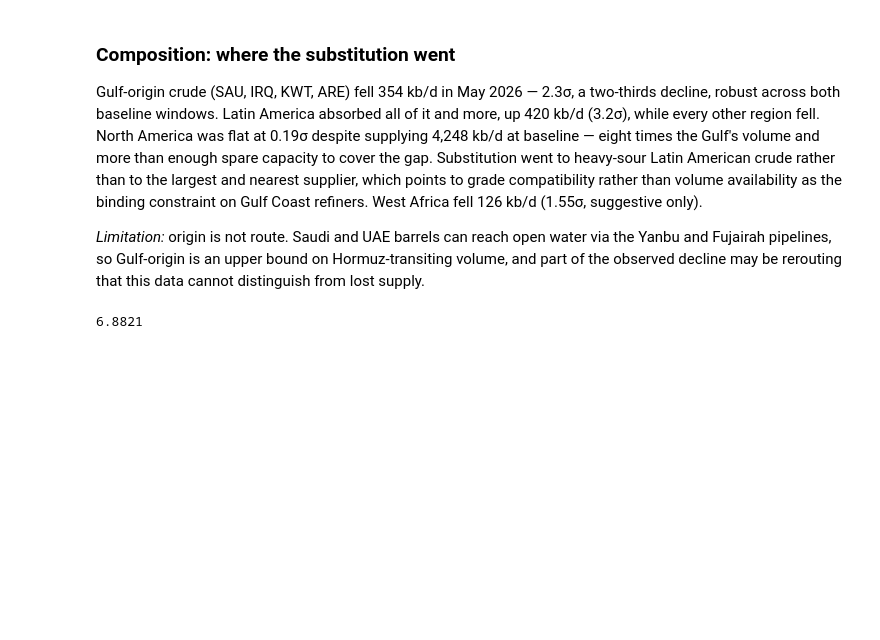
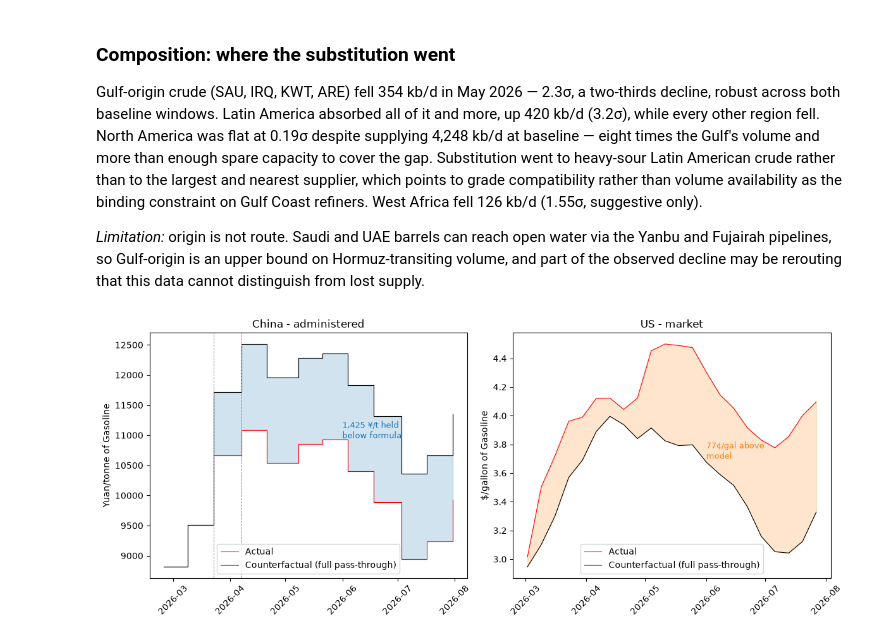
Before and after one commit to chaboihenry/oil-research, a Jupyter notebook: scripts/data_analysis.ipynb, the cells around one changed output. Cells and saved outputs as stored; diff of their text form; code cells hidden in the pictures; blank space fills up the shorter version.

```diff
--- a/scripts/data_analysis.ipynb
+++ b/scripts/data_analysis.ipynb
@@ -519,32 +525,71 @@ cols = ('gasoline', 'diesel')
 
 out = {}
 for p in cols:
     anchor = china_prices.loc[china_prices['adjustment_date'] == '2026-02-03', f'beijing_{p}_yuan_t'].iloc[0]
     out[f'{p}_actual'] = anchor + filt[f'{p}_change_yuan_t'].cumsum()
     out[f'{p}_cf'] = anchor + filt[f'{p}_cf_change'].cumsum()
     out[f'{p}_wedge'] = out[f'{p}_cf'] - out[f'{p}_actual']
 
 china_paths = pd.DataFrame(out)
 
 CNY_USD = ROOT_DIR / 'data' / 'raw' / 'exchange_rates'
 # convert to yuan/tonne to $/bbl, comparable to US side
 from fredapi import Fred
 import os
 from dotenv import load_dotenv
 
 load_dotenv()
 
 fred = Fred(api_key=os.getenv('FRED_API_KEY'))
 s = fred.get_series('DEXCHUS', observation_start='2019-01-01')
 df = s.reset_index()
 df.columns = ['observation_date', 'cny_per_usd']
 df.to_csv(CNY_USD / 'cny_usd_exchange_rate.csv', index=False)
 
 BBL_PER_TONNE = {'gasoline' : 8.5, 'diesel' : 7.45}
 CNY_PER_USD = df.loc[(df['observation_date'] >= '2026-03-01') & (df['observation_date'] < '2026-05-01'), 'cny_per_usd'].mean()
 
 rows=[]
 for p in cols:
-    actual_sum
+    actual_sum = filt[f'{p}_change_yuan_t'].sum()
+    cf_sum = filt[f'{p}_cf_change'].sum()
+    fraction = actual_sum / cf_sum
+    china_paths[f'{p}_wedge_usd_bbl'] = china_paths[f'{p}_wedge'] / BBL_PER_TONNE[p] / CNY_PER_USD
+    rows.append({
+        'product' : p,
+        'actual_sum': actual_sum,
+        'cf_sum' : cf_sum,
+        'fraction' : fraction,
+        'wedge_usd_bbl': china_paths[f'{p}_wedge_usd_bbl'].iloc[-1],
+        'peak_actual':   china_paths[f'{p}_actual'].max(),
+        'peak_cf':       china_paths[f'{p}_cf'].max(),
+    })
+
+china_summary = pd.DataFrame(rows)
+
+# figures
+fig, (ax1, ax2) = plt.subplots(1, 2, figsize=(12,5), tight_layout=True)
+ax1.plot(china_paths.index, china_paths['gasoline_actual'], drawstyle='steps-post', color='red', linewidth=0.8, label='Actual')
+ax1.plot(china_paths.index, china_paths['gasoline_cf'], drawstyle='steps-post', color='black', linewidth=0.8, label='Counterfactual (full pass-through)')
+ax1.fill_between(china_paths.index, china_paths['gasoline_actual'], china_paths['gasoline_cf'], step='post', alpha=0.2, color='tab:blue')
+ax1.text(pd.to_datetime('2026-06-01'), 10950, '1,425 ¥/t held\nbelow formula', fontsize=9, color='tab:blue')
+ax1.axvline(pd.to_datetime('2026-03-23'), linestyle='--', linewidth=0.7, color='grey')
+ax1.axvline(pd.to_datetime('2026-04-07'), linestyle='--', linewidth=0.7, color='grey')
+ax1.set_ylabel('Yuan/tonne of Gasoline')
+ax1.set_title('China - administered')
+
+cf = frames['gasoline_regular_usd_gal_DCOILBRENTEU']
+ax2.plot(cf.index, cf['actual_lvl'], color='red', linewidth=0.8, label='Actual')
+ax2.plot(cf.index, cf['pred_lvl'], color='black', linewidth=0.8, label='Counterfactual (full pass-through)')
+ax2.fill_between(cf.index, cf['actual_lvl'], cf['pred_lvl'], alpha=0.2, color='tab:orange')
+ax2.text(pd.to_datetime('2026-06-01'), 3.7, '77¢/gal above\nmodel', fontsize=9, color='tab:orange')
+ax2.set_ylabel('$/gallon of Gasoline')
+ax2.set_title('US - market')
+
+for ax in (ax1, ax2):
+    ax.tick_params(axis='x', rotation=45)
+    ax.legend()
+plt.savefig(FIGS_OUT + '\\passthrough-comparison.png', dpi=150)
+plt.show()
 # %% [output]
-6.8821
+[figure, added]
```
Also changed, not shown: parts of 3 cells of this notebook, 6 other files.
